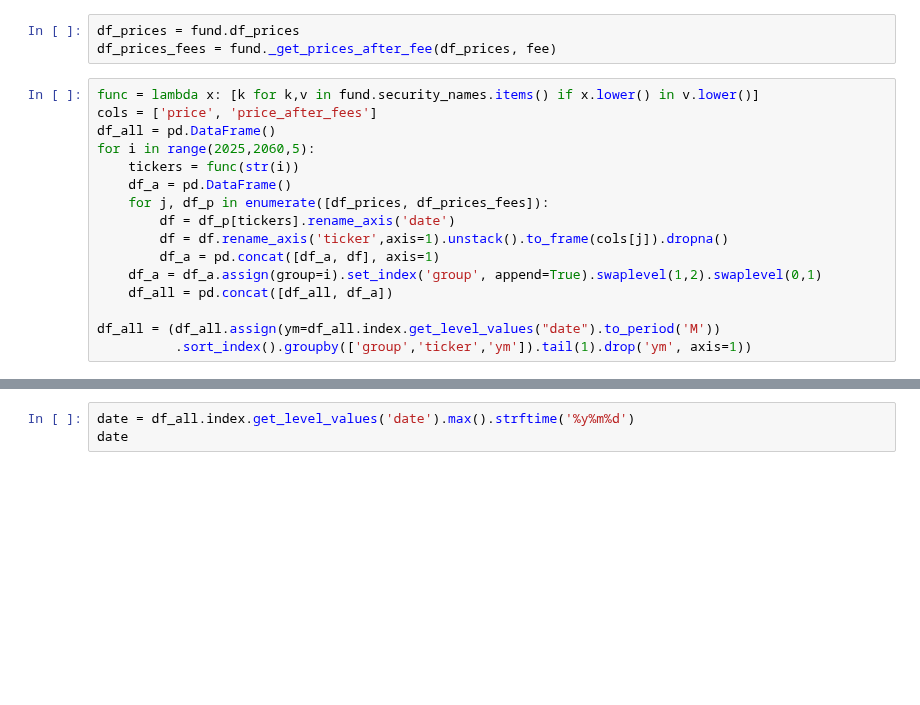
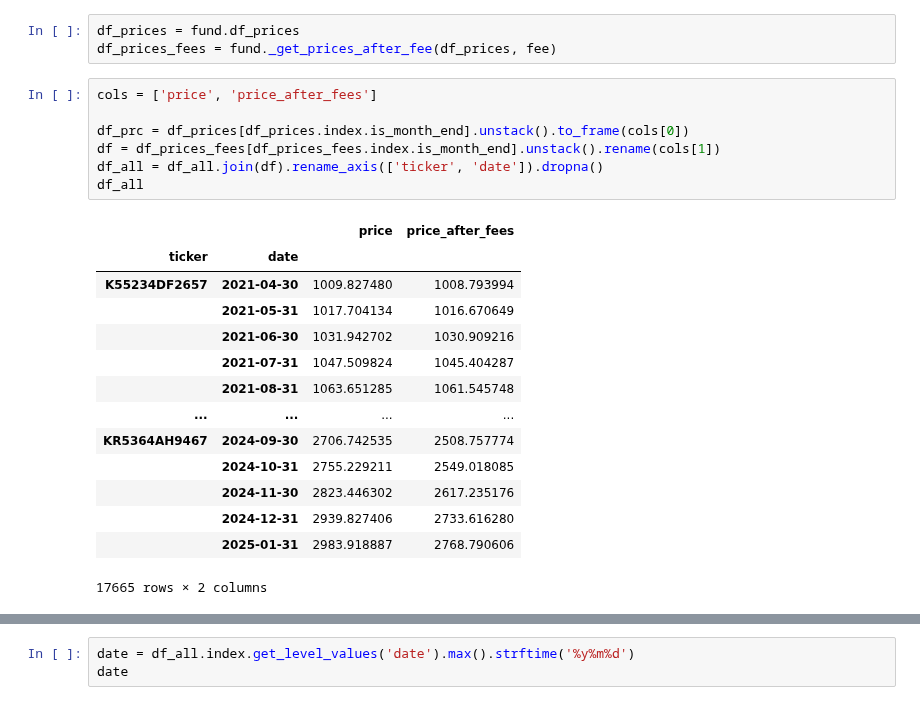
Before and after one commit to lbk209/fund, a Jupyter notebook: fund_labs.ipynb, the cells around one changed output, grey strips where cells are left out. Cells and saved outputs as stored; diff of their text form; blank space fills up the shorter version.

```diff
--- a/fund_labs.ipynb
+++ b/fund_labs.ipynb
@@ -40,19 +38,25 @@ Cost data transaction_cost_241217.csv loaded
 # %%
 df_prices = fund.df_prices
 df_prices_fees = fund._get_prices_after_fee(df_prices, fee)
-# %%
-func = lambda x: [k for k,v in fund.security_names.items() if x.lower() in v.lower()]
-cols = ['price', 'price_after_fees']
-df_all = pd.DataFrame()
-for i in range(2025,2060,5):
-    tickers = func(str(i))
-    df_a = pd.DataFrame()
-    for j, df_p in enumerate([df_prices, df_prices_fees]):
-        df = df_p[tickers].rename_axis('date')
-        df = df.rename_axis('ticker',axis=1).unstack().to_frame(cols[j]).dropna()
-        df_a = pd.concat([df_a, df], axis=1)
-    df_a = df_a.assign(group=i).set_index('group', append=True).swaplevel(1,2).swaplevel(0,1)
-    df_all = pd.concat([df_all, df_a])
-
-df_all = (df_all.assign(ym=df_all.index.get_level_values("date").to_period('M'))
-          .sort_index().groupby(['group','ticker','ym']).tail(1).drop('ym', axis=1))
+# %%
+cols = ['price', 'price_after_fees']
+
+df_prc = df_prices[df_prices.index.is_month_end].unstack().to_frame(cols[0])
+df = df_prices_fees[df_prices_fees.index.is_month_end].unstack().rename(cols[1])
+df_all = df_all.join(df).rename_axis(['ticker', 'date']).dropna()
+df_all
+# %% [output]
+|  |  | price | price_after_fees |
+| ticker | date |  |  |
+| K55234DF2657 | 2021-04-30 | 1009.827480 | 1008.793994 |
+|  | 2021-05-31 | 1017.704134 | 1016.670649 |
+|  | 2021-06-30 | 1031.942702 | 1030.909216 |
+|  | 2021-07-31 | 1047.509824 | 1045.404287 |
+|  | 2021-08-31 | 1063.651285 | 1061.545748 |
+| ... | ... | ... | ... |
+| KR5364AH9467 | 2024-09-30 | 2706.742535 | 2508.757774 |
+|  | 2024-10-31 | 2755.229211 | 2549.018085 |
+|  | 2024-11-30 | 2823.446302 | 2617.235176 |
+|  | 2024-12-31 | 2939.827406 | 2733.616280 |
+|  | 2025-01-31 | 2983.918887 | 2768.790606 |
+17665 rows × 2 columns
```
Also changed, not shown: parts of 83 cells of this notebook, 4 other files.
